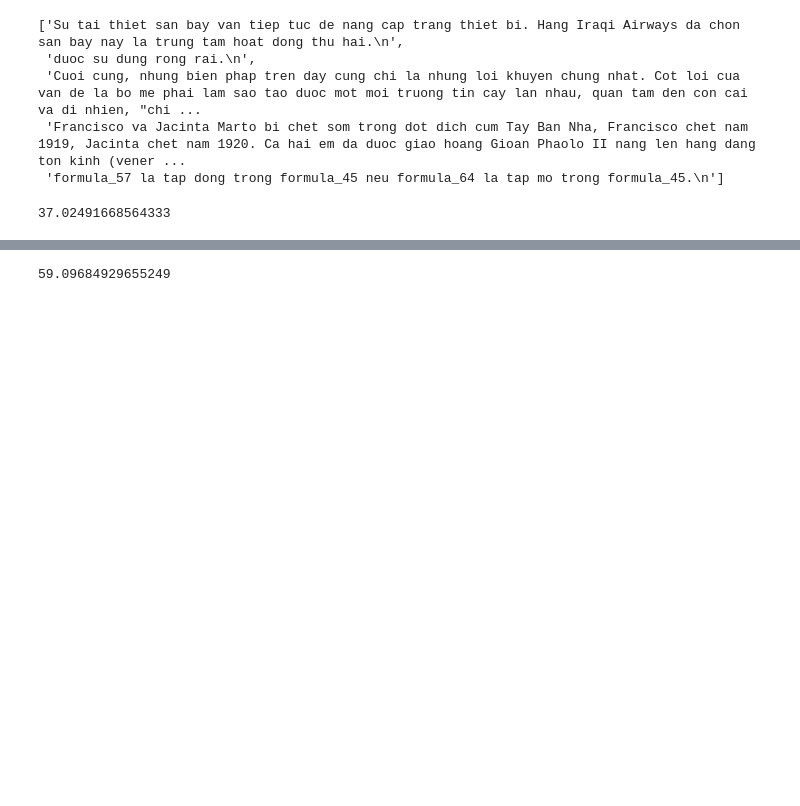
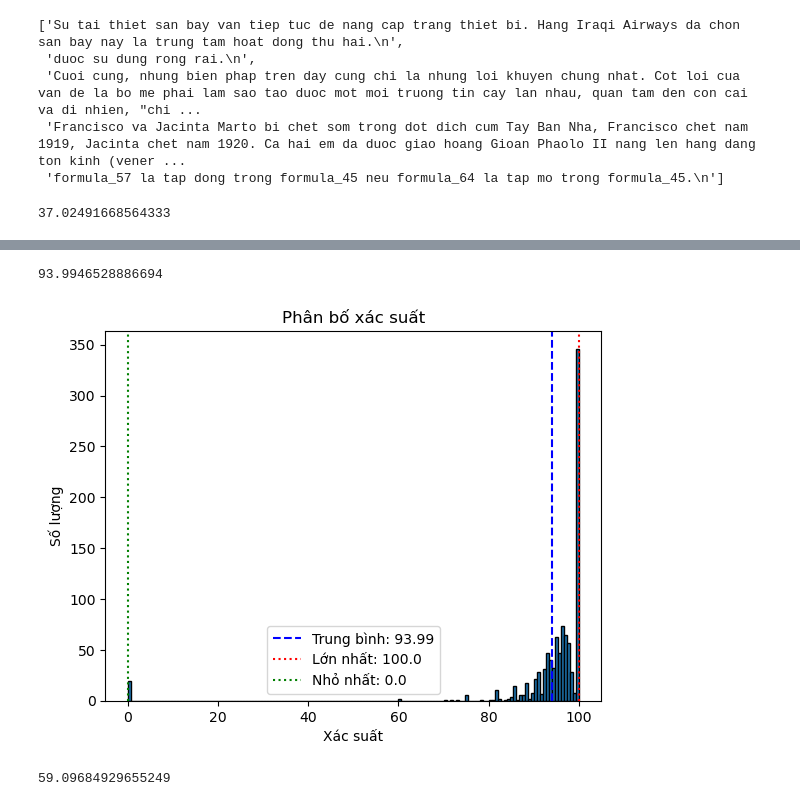
Before and after one commit to kingofnonames/Project-1, a Jupyter notebook: dictionary3words.ipynb, the cells around one changed output, grey strips where cells are left out. Drawn from its saved outputs; the diff is of its cells as text; code cells hidden in the pictures; blank space fills up the shorter version.

```diff
--- a/dictionary3words.ipynb
+++ b/dictionary3words.ipynb
@@ -268,3 +299,27 @@ similarity_prob1
+# %%
+similarity_prob3 = 0
+similarity_prob_list3 = []
+for i in range(len(test_data_2)):
+    test_data_diacritic = " ".join(map(str, find_solution(test_data_2[i].split(), count_prob2)))
+    similarity_prob3 += compare_words(test_data_diacritic, test_data_2_result[i]) / len(test_data_2)
+    similarity_prob_list3.append(compare_words(test_data_diacritic, test_data_2_result[i]))
+# %%
+similarity_prob3
+# %% [output]
+93.9946528886694
+# %%
+plt.hist(similarity_prob_list3, bins = 150, edgecolor = "black")
+plt.title("Phân bố xác suất")
+plt.xlabel("Xác suất")
+plt.ylabel("Số lượng")
+plt.axvline(similarity_prob3, color='blue', linestyle='dashed', linewidth=1.5, label=f'Trung bình: {similarity_prob3:.2f}')
+plt.axvline(max(similarity_prob_list3), color='red', linestyle='dotted', linewidth=1.5, label=f'Lớn nhất: {max(similarity_prob_list3)}')
+plt.axvline(min(similarity_prob_list3), color='green', linestyle='dotted', linewidth=1.5, label=f'Nhỏ nhất: {min(similarity_prob_list)}')
+plt.legend()
+plt.savefig(r"D:\Tài liệu học đại học\Project1\Project-1\images\result_dictionary_pic223774.png", format="png", dpi=300)
+plt.show()
+# %% [output]
+[figure, added]
 # %%
 similarity_prob2 = 0
 similarity_prob_list2 = []
```
Also changed, not shown: parts of 20 cells of this notebook, 5 other files.
